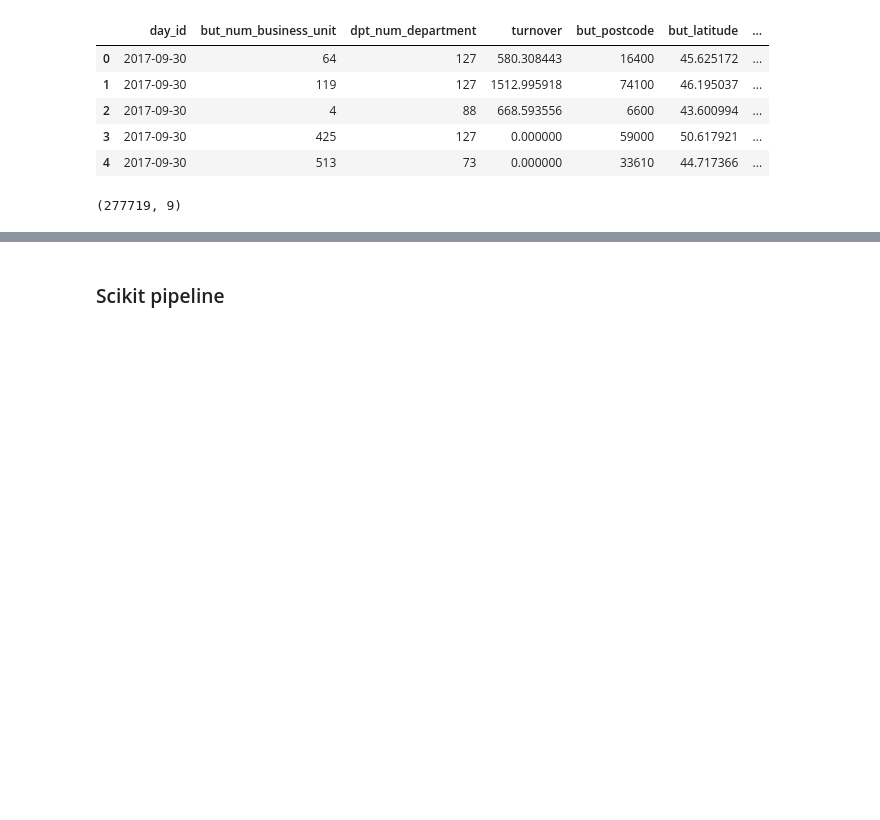
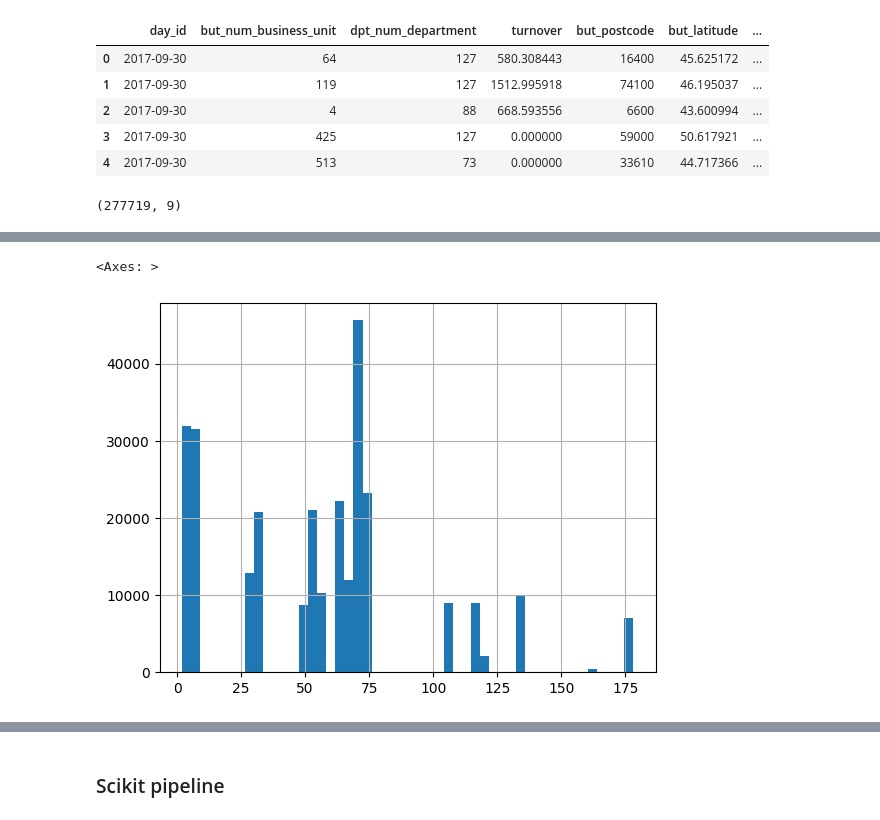
Before and after one commit to miguelmayhem92/mle_decathlon, a Jupyter notebook: modules/eda/turnover_modeling.ipynb, the cells around one changed output, grey strips where cells are left out. Saved outputs shown, nothing was run; the diff lists cells and outputs as text; code cells hidden in the pictures; blank space fills up the shorter version.

```diff
--- a/modules/eda/turnover_modeling.ipynb
+++ b/modules/eda/turnover_modeling.ipynb
@@ -49,0 +110,5 @@ df_train_feat.shape
+# %%
+df_train_feat["but_region_idr_region"].hist(bins=50)
+# %% [output]
+<Axes: >
+[figure, added]
```
Also changed, not shown: parts of 8 cells of this notebook, 1 other file.
